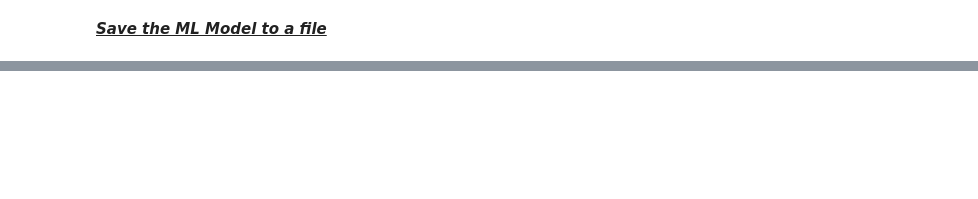
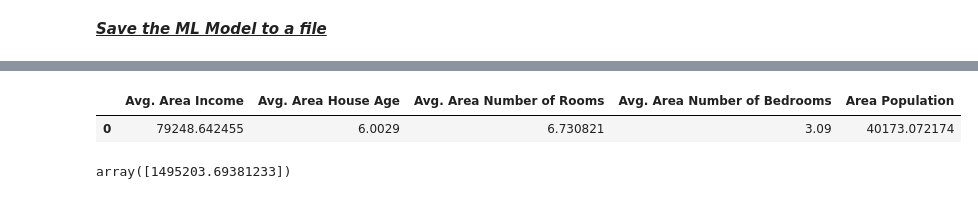
Before and after one commit to dineschandgr/Machine_Learning, a Jupyter notebook: Linear Regression/linear_regression.ipynb, the cells around one changed output, grey strips where cells are left out. Cells and saved outputs as stored; diff of their text form; code cells hidden in the pictures; blank space fills up the shorter version.

```diff
--- a/Linear Regression/linear_regression.ipynb
+++ b/Linear Regression/linear_regression.ipynb
@@ -315,0 +316,14 @@ array([ 507466.94358577, 1525954.35938975,  995897.30753258, ...,
+# %%
+#1059033.5578701235
+
+data1 = [79248.64245482568,6.0028998082752425,6.730821019094919,3.09,40173.07217364482]
+df = pd.DataFrame([data1], columns=["Avg. Area Income", "Avg. Area House Age", "Avg. Area Number of Rooms",
+                                     "Avg. Area Number of Bedrooms","Area Population"])
+df
+# %% [output]
+|  | Avg. Area Income | Avg. Area House Age | Avg. Area Number of Rooms | Avg. Area Number of Bedrooms | Area Population |
+| 0 | 79248.642455 | 6.0029 | 6.730821 | 3.09 | 40173.072174 |
+# %%
+lm.predict(df)
+# %% [output]
+array([1495203.69381233])
```
Also changed, not shown: parts of 6 cells of this notebook, 3 other files.
